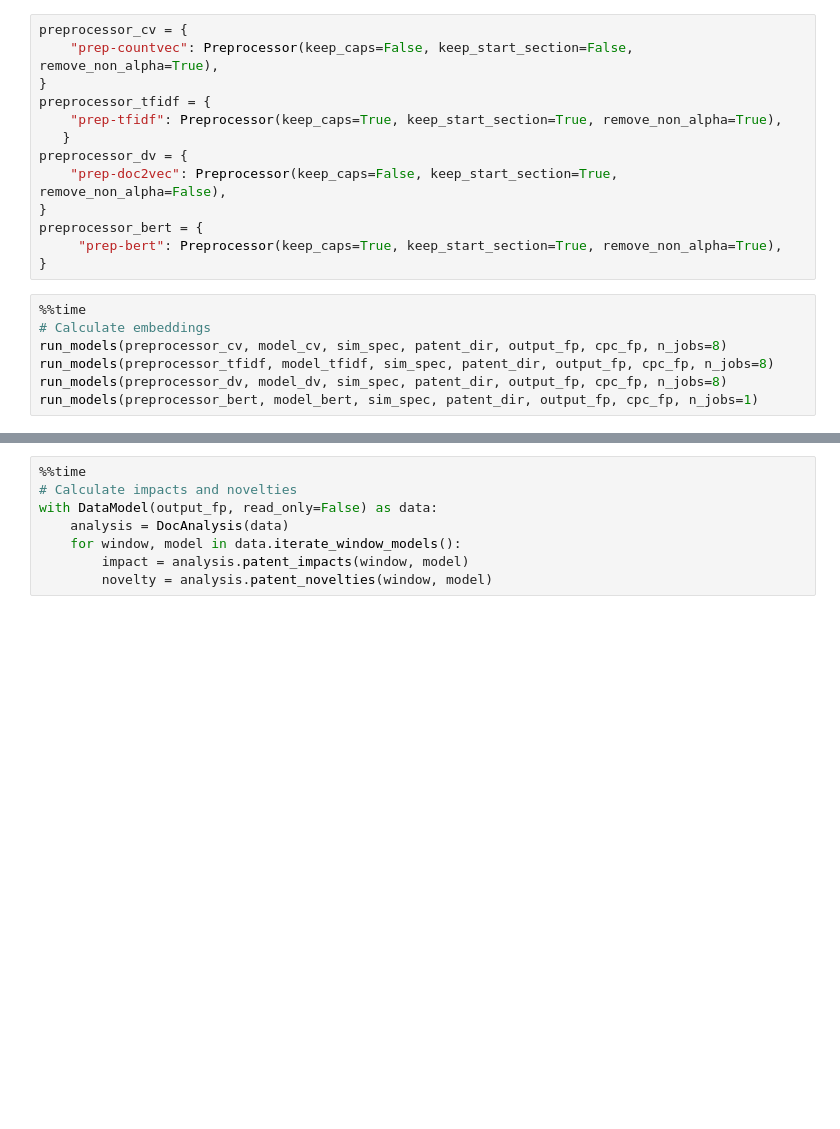
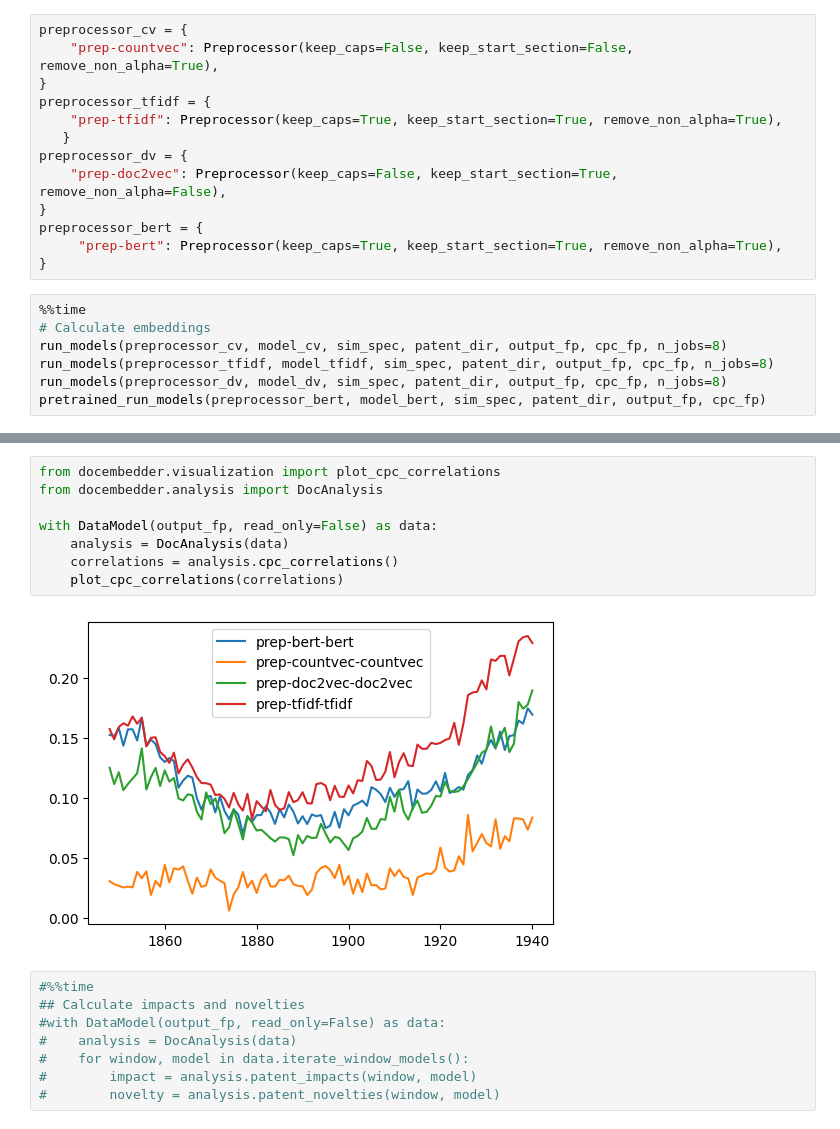
Before and after one commit to UtrechtUniversity/patent-breakthrough, a Jupyter notebook: examples/main.ipynb, the cells around one changed output, grey strips where cells are left out. Cells and saved outputs as stored; diff of their text form; blank space fills up the shorter version.

Commit message:
Improve runs of using pretrained models

```diff
--- a/examples/main.ipynb
+++ b/examples/main.ipynb
@@ -60,5 +61,5 @@ preprocessor_bert = {
 run_models(preprocessor_cv, model_cv, sim_spec, patent_dir, output_fp, cpc_fp, n_jobs=8)
 run_models(preprocessor_tfidf, model_tfidf, sim_spec, patent_dir, output_fp, cpc_fp, n_jobs=8)
 run_models(preprocessor_dv, model_dv, sim_spec, patent_dir, output_fp, cpc_fp, n_jobs=8)
-run_models(preprocessor_bert, model_bert, sim_spec, patent_dir, output_fp, cpc_fp, n_jobs=1)
+pretrained_run_models(preprocessor_bert, model_bert, sim_spec, patent_dir, output_fp, cpc_fp)
 # %% [output]
@@ -67,8 +68,18 @@ Transform Model
+# %%
+from docembedder.visualization import plot_cpc_correlations
+from docembedder.analysis import DocAnalysis
+
+with DataModel(output_fp, read_only=False) as data:
+    analysis = DocAnalysis(data)
+    correlations = analysis.cpc_correlations()
+    plot_cpc_correlations(correlations)
+# %% [output]
+[figure, added]
 # %%
-%%time
-# Calculate impacts and novelties
-with DataModel(output_fp, read_only=False) as data:
-    analysis = DocAnalysis(data)
-    for window, model in data.iterate_window_models():
-        impact = analysis.patent_impacts(window, model)
-        novelty = analysis.patent_novelties(window, model)
+#%%time
+## Calculate impacts and novelties
+#with DataModel(output_fp, read_only=False) as data:
+#    analysis = DocAnalysis(data)
+#    for window, model in data.iterate_window_models():
+#        impact = analysis.patent_impacts(window, model)
+#        novelty = analysis.patent_novelties(window, model)
```
Also changed, not shown: parts of 2 cells of this notebook, 2 other files.
